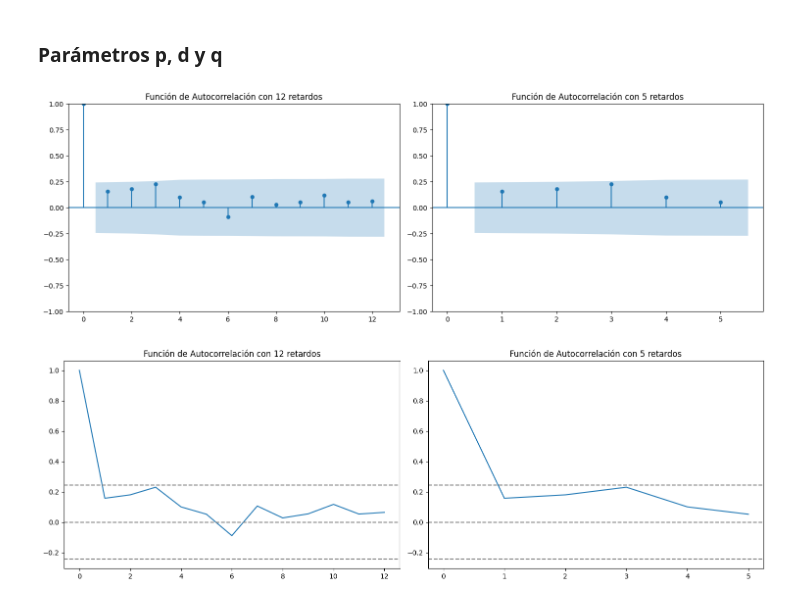
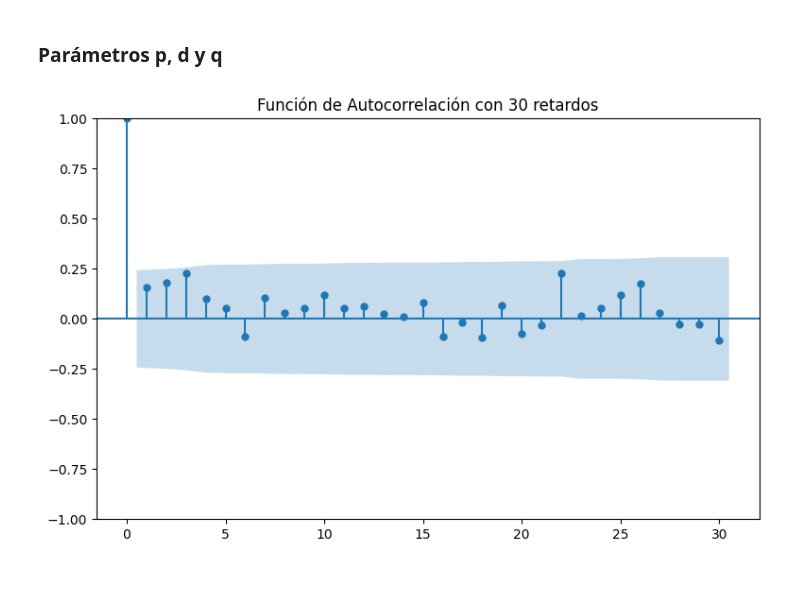
Before and after one commit to MGonza20/Lab2_DataScience, a Jupyter notebook: importaciones.ipynb, the cells around one changed output. Cells and saved outputs as stored; diff of their text form; code cells hidden in the pictures.

Commit message:
Calc. p y q - Importaciones - Diesel

```diff
--- a/importaciones.ipynb
+++ b/importaciones.ipynb
@@ -204,39 +203,11 @@ En base al gráfico de autocorrelación y el test de Dickey Fuller se confirma q
 # %%
 plt.rcParams['figure.figsize'] = [15, 5]
 plt.rcParams['figure.dpi'] = 100
 
-# Plot ACF con 12 retardos
 plt.subplot(121)
-plot_acf(data_dba['diesel_bajo_azufre'].dropna(), lags=12, ax=plt.gca(), title='Función de Autocorrelación con 12 retardos')
-
-# Plot ACF con 5 retardos
-plt.subplot(122)
-plot_acf(data_dba['diesel_bajo_azufre'].dropna(), lags=5, ax=plt.gca(), title='Función de Autocorrelación con 5 retardos')
+plot_acf(data_dba['diesel_bajo_azufre'].dropna(), lags=30, ax=plt.gca(), title='Función de Autocorrelación con 30 retardos')
 
 plt.tight_layout()
 plt.show()
 # %% [output]
-[figure, old version]
+[figure, new version]
-# %%
-plt.rcParams['figure.figsize'] = [15, 5]
-plt.rcParams['figure.dpi'] = 100
-
-plt.subplot(121)
-plt.plot(acf(data_dba['diesel_bajo_azufre'].dropna(), nlags=12, fft=False))
-plt.axhline(y=0, linestyle='--', color='gray')
-plt.axhline(y=-1.96/np.sqrt(len(data_dba['diesel_bajo_azufre'].dropna())), linestyle='--', color='gray')
-plt.axhline(y=1.96/np.sqrt(len(data_dba['diesel_bajo_azufre'].dropna())), linestyle='--', color='gray')
-plt.title('Función de Autocorrelación con 12 retardos')
-
-# Plot ACF con 5 retardos
-plt.subplot(122)
-plt.plot(acf(data_dba['diesel_bajo_azufre'].dropna(), nlags=5, fft=False))
-plt.axhline(y=0, linestyle='--', color='gray')
-plt.axhline(y=-1.96/np.sqrt(len(data_dba['diesel_bajo_azufre'].dropna())), linestyle='--', color='gray')
-plt.axhline(y=1.96/np.sqrt(len(data_dba['diesel_bajo_azufre'].dropna())), linestyle='--', color='gray')
-plt.title('Función de Autocorrelación con 5 retardos')
-
-plt.tight_layout()
-plt.show()
-# %% [output]
-[figure, removed]
```
Also changed, not shown: parts of 3 cells of this notebook.
